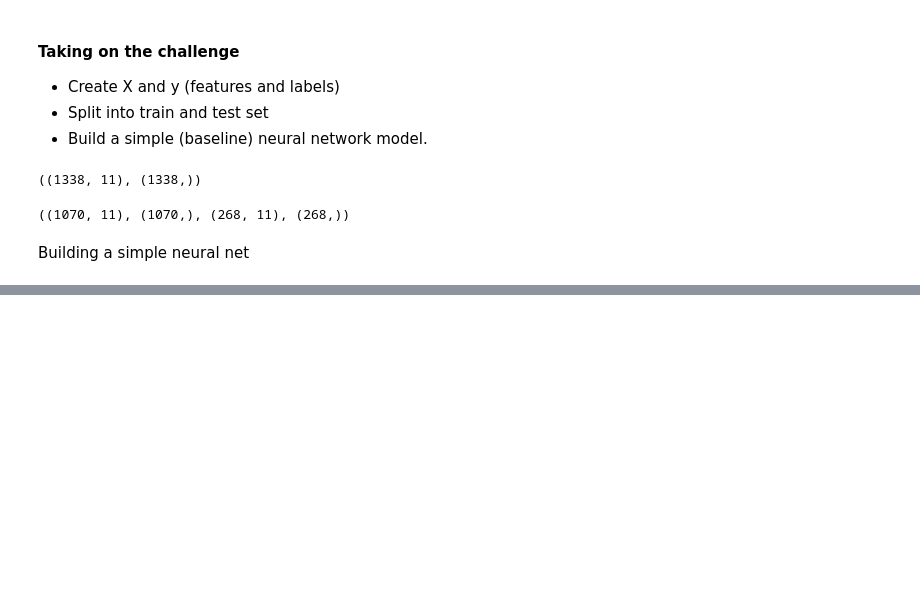
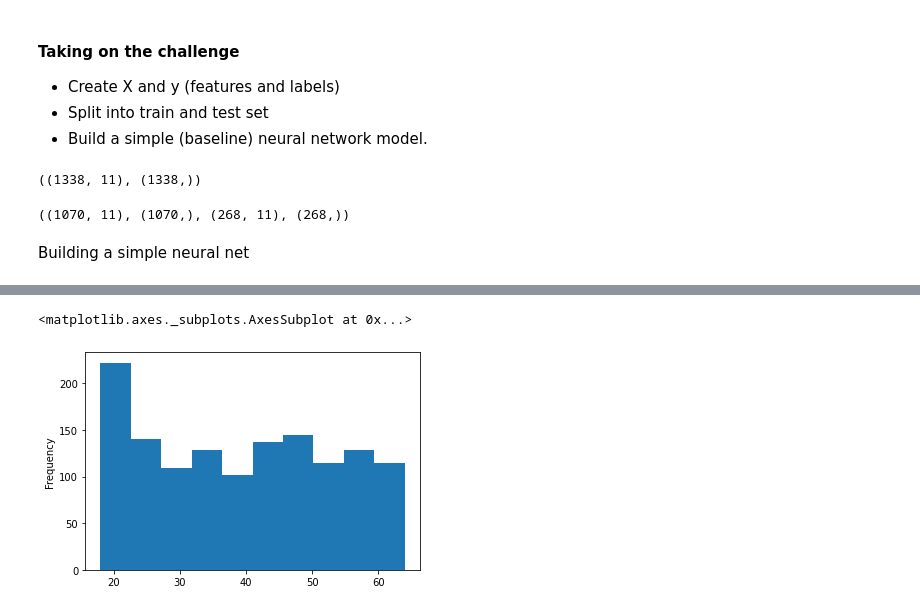
Before and after one commit to ashikshafi08/Learning_Tensorflow, a Jupyter notebook: Notebooks/01_Neural_Network_Regression_with_Tensorflow.ipynb, the cells around one changed output, grey strips where cells are left out. Saved outputs shown, nothing was run; the diff lists cells and outputs as text; code cells hidden in the pictures; blank space fills up the shorter version.

```diff
--- a/Notebooks/01_Neural_Network_Regression_with_Tensorflow.ipynb
+++ b/Notebooks/01_Neural_Network_Regression_with_Tensorflow.ipynb
@@ -1429,0 +1552,6 @@ Right now it look's like our model isn't doing well, so let's improve our model
+# %%
+ # Distribution of age column
+ X['age'].plot(kind = 'hist')
+# %% [output]
+<matplotlib.axes._subplots.AxesSubplot at 0x...>
+[figure, added]
```
Also changed, not shown: parts of 46 cells of this notebook.
